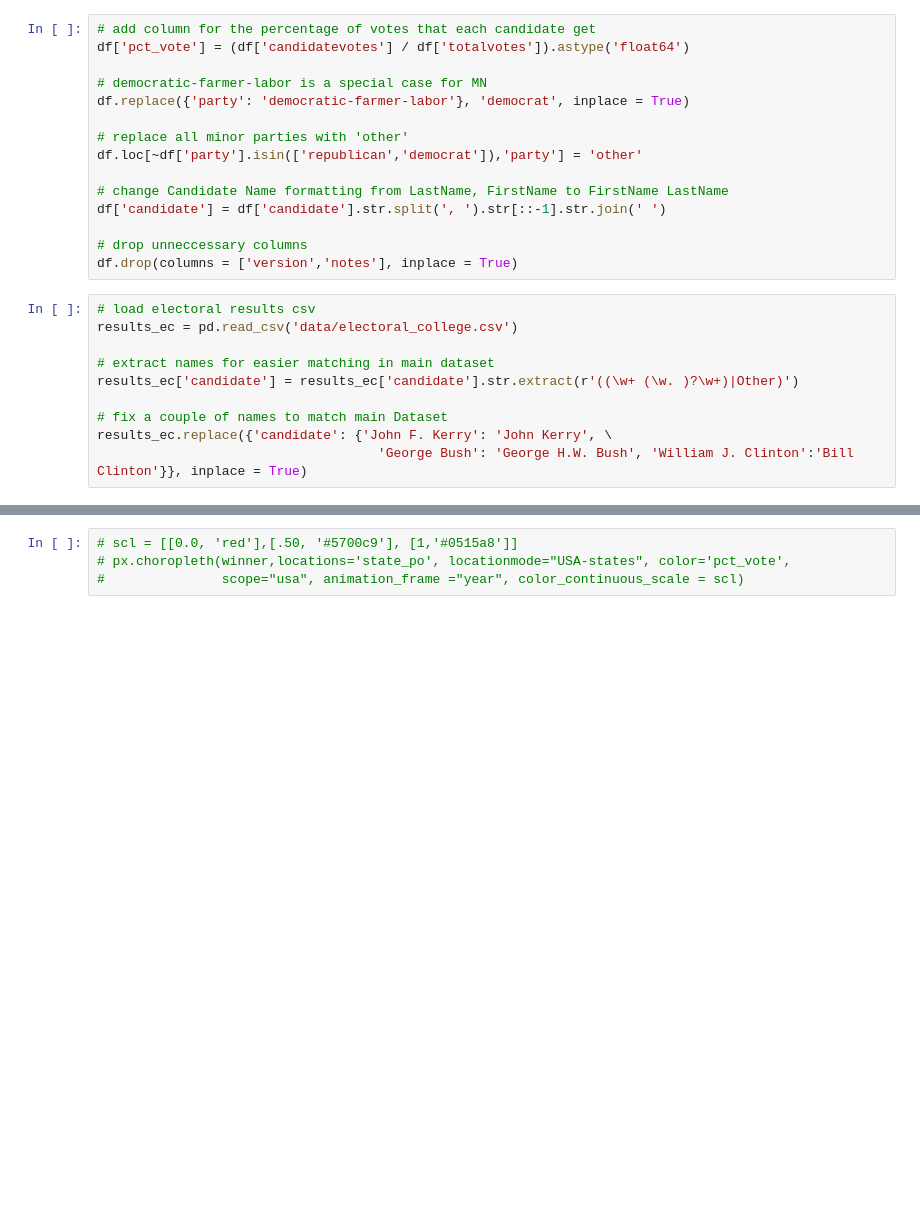
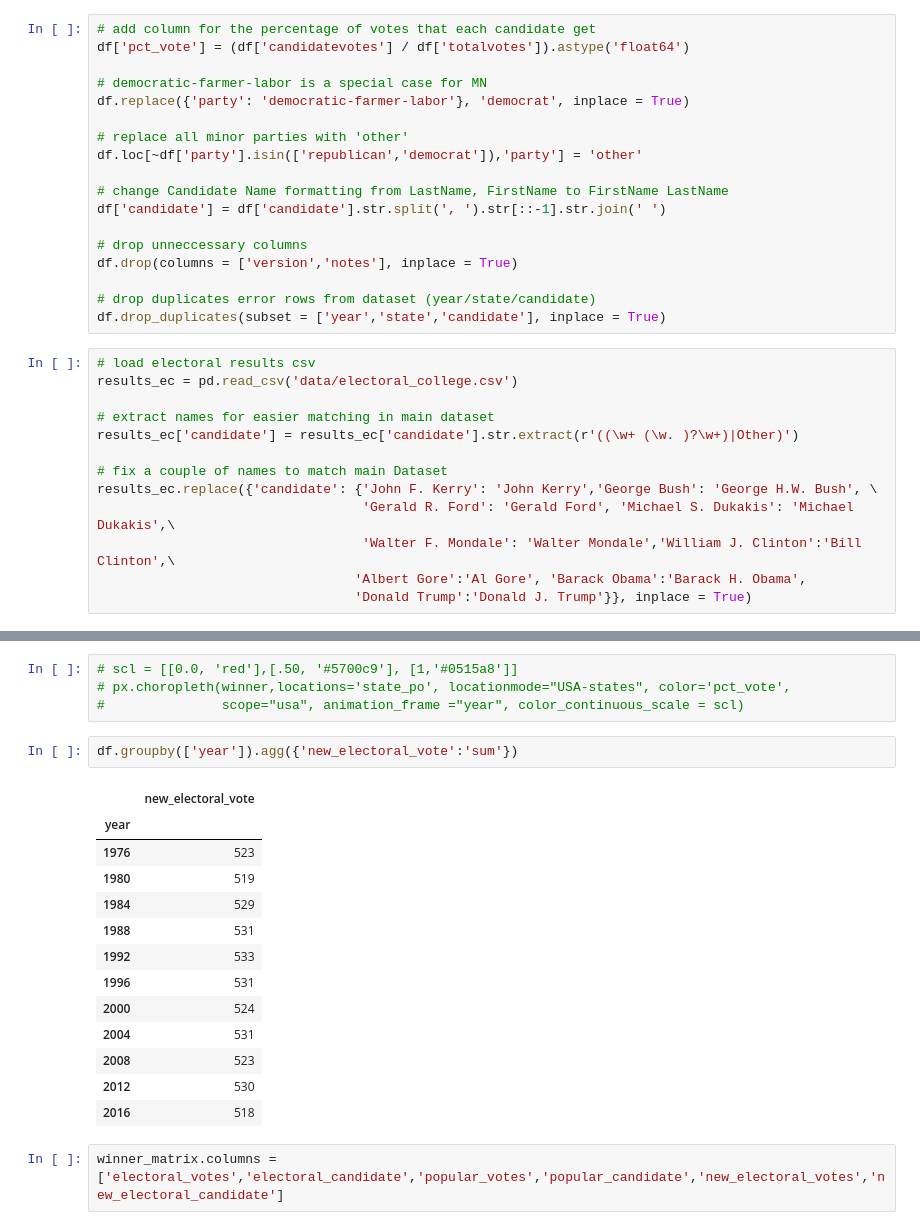
Before and after one commit to ta-data-mexpt/project-dataviz, a Jupyter notebook: main.ipynb, the cells around one changed output, grey strips where cells are left out. Cells and saved outputs as stored; diff of their text form; blank space fills up the shorter version.

```diff
--- a/main.ipynb
+++ b/main.ipynb
@@ -46,6 +39,9 @@ df['candidate'] = df['candidate'].str.split(', ').str[::-1].str.join(' ')
 
 # drop unneccessary columns
 df.drop(columns = ['version','notes'], inplace = True)
+
+# drop duplicates error rows from dataset (year/state/candidate)
+df.drop_duplicates(subset = ['year','state','candidate'], inplace = True)
 # %%
 # load electoral results csv
 results_ec = pd.read_csv('data/electoral_college.csv')
@@ -54,8 +50,11 @@ results_ec = pd.read_csv('data/electoral_college.csv')
 results_ec['candidate'] = results_ec['candidate'].str.extract(r'((\w+ (\w. )?\w+)|Other)')
 
 # fix a couple of names to match main Dataset
-results_ec.replace({'candidate': {'John F. Kerry': 'John Kerry', \
-                                    'George Bush': 'George H.W. Bush', 'William J. Clinton':'Bill Clinton'}}, inplace = True)
+results_ec.replace({'candidate': {'John F. Kerry': 'John Kerry','George Bush': 'George H.W. Bush', \
+                                  'Gerald R. Ford': 'Gerald Ford', 'Michael S. Dukakis': 'Michael Dukakis',\
+                                  'Walter F. Mondale': 'Walter Mondale','William J. Clinton':'Bill Clinton',\
+                                 'Albert Gore':'Al Gore', 'Barack Obama':'Barack H. Obama',
+                                 'Donald Trump':'Donald J. Trump'}}, inplace = True)
 # %%
 # add electoral votes results into main dataframe
 df = df.merge(results_ec,on = ['year','state','candidate'], how = 'left')
@@ -211,6 +216,24 @@ py.plot(fig)
 # scl = [[0.0, 'red'],[.50, '#5700c9'], [1,'#0515a8']]
 # px.choropleth(winner,locations='state_po', locationmode="USA-states", color='pct_vote',
 #               scope="usa", animation_frame ="year", color_continuous_scale = scl)
+# %%
+df.groupby(['year']).agg({'new_electoral_vote':'sum'})
+# %% [output]
+|  | new_electoral_vote |
+| year |  |
+| 1976 | 523 |
+| 1980 | 519 |
+| 1984 | 529 |
+| 1988 | 531 |
+| 1992 | 533 |
+| 1996 | 531 |
+| 2000 | 524 |
+| 2004 | 531 |
+| 2008 | 523 |
+| 2012 | 530 |
+| 2016 | 518 |
+# %%
+winner_matrix.columns = ['electoral_votes','electoral_candidate','popular_votes','popular_candidate','new_electoral_votes','new_electoral_candidate']
 # %%
 winner_matrix
 # %% [output]
```
Also changed, not shown: parts of 13 cells of this notebook, 1 other file.
